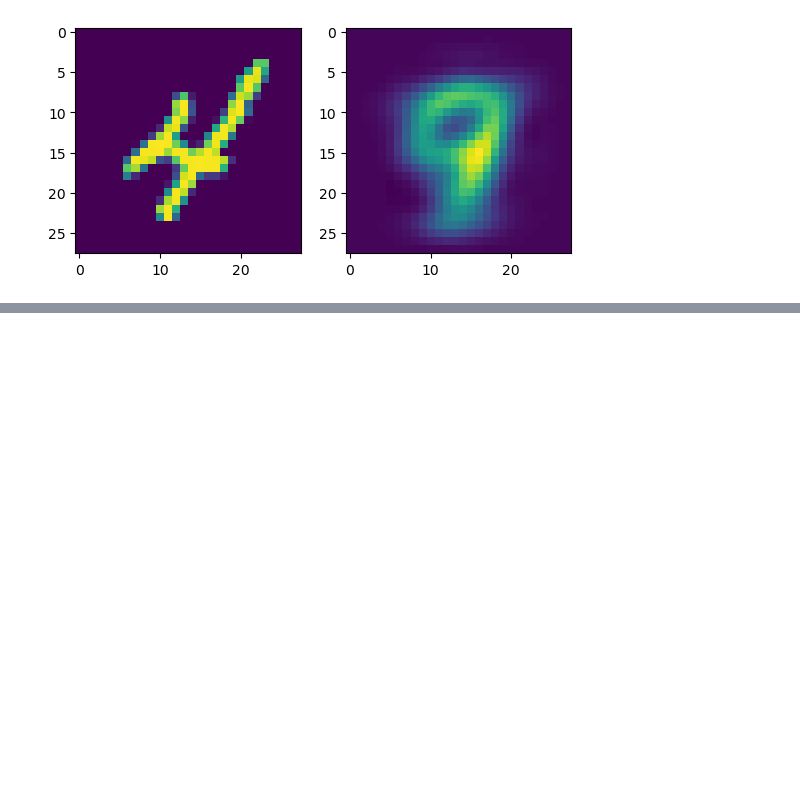
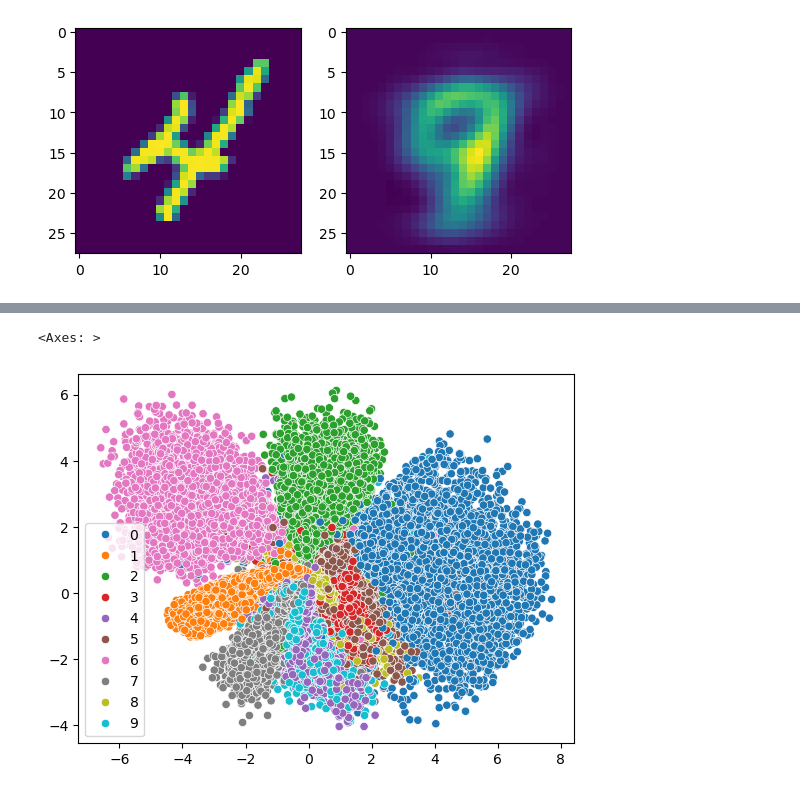
Before and after one commit to Efrazar/Bio-AI-foundations, a Jupyter notebook: Inside_Deep_Learning/07_Autoencoding_&_Self-supervision.ipynb, the cells around one changed output, grey strips where cells are left out. Drawn from its saved outputs; the diff is of its cells as text; code cells hidden in the pictures; blank space fills up the shorter version.

Commit message:
Comparison of smaller and bigger autoencoders

```diff
--- a/Inside_Deep_Learning/07_Autoencoding_&_Self-supervision.ipynb
+++ b/Inside_Deep_Learning/07_Autoencoding_&_Self-supervision.ipynb
@@ -324,0 +332,37 @@ showEncodeDecode(pca_nonlinear, test_data_xy[9][0])
+# %%
+def getLayer(in_size, out_size):
+    """
+    in_size: number of neurons/features in the input
+    out_size: the size of the output of the layer
+    bias: if True, creates a bias term for this layer. If False, no bias is used.
+    """
+
+    return nn.Sequential(
+        nn.Linear(in_size, out_size),
+        nn.BatchNorm1d(out_size),  # Normalizes the output of the linear layer
+        nn.ReLU()
+    )
+# %%
+# Define the encoder and decoder for a deeper autoencoder
+auto_encoder = nn.Sequential(
+    nn.Flatten(),
+    getLayer(D, D//2),
+    getLayer(D//2, D//3),
+    getLayer(D//3, D//4),
+    nn.Linear(D//4, n)
+)
+
+auto_decoder = nn.Sequential(
+    getLayer(n, D//4),
+    getLayer(D//4, D//3),
+    getLayer(D//3, D//2),
+    nn.Linear(D//2, D),
+    View(-1, 1, 28, 28)
+)
+
+auto_encode_decode = nn.Sequential(
+    auto_encoder,
+    auto_decoder
+)
+    #Original Loss function
+mse_loss = nn.MSELoss()
@@ -324,0 +396,10 @@ showEncodeDecode(pca_nonlinear, test_data_xy[9][0])
+# %%
+# Visualize the results for the deeper autoencoder
+projected, labels = encode_batch(auto_encoder, test_data_xy)
+sns.scatterplot(x=projected[:,0], y=projected[:,1],
+                hue=[str(i) for i in labels],
+                hue_order=[str(j) for j in range(10)],
+                legend='full')
+# %% [output]
+<Axes: >
+[figure, added]
```
Also changed, not shown: parts of 13 cells of this notebook.
